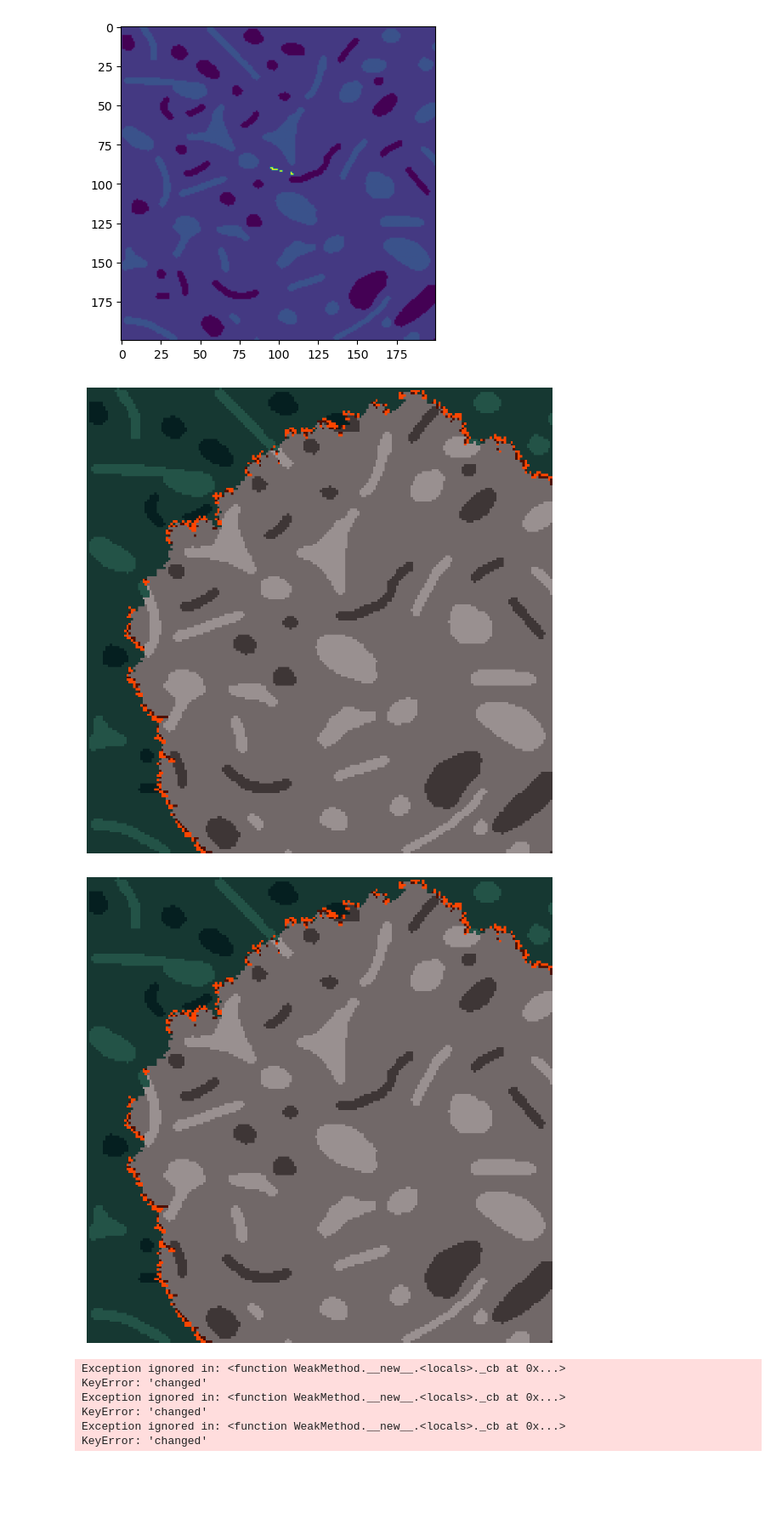
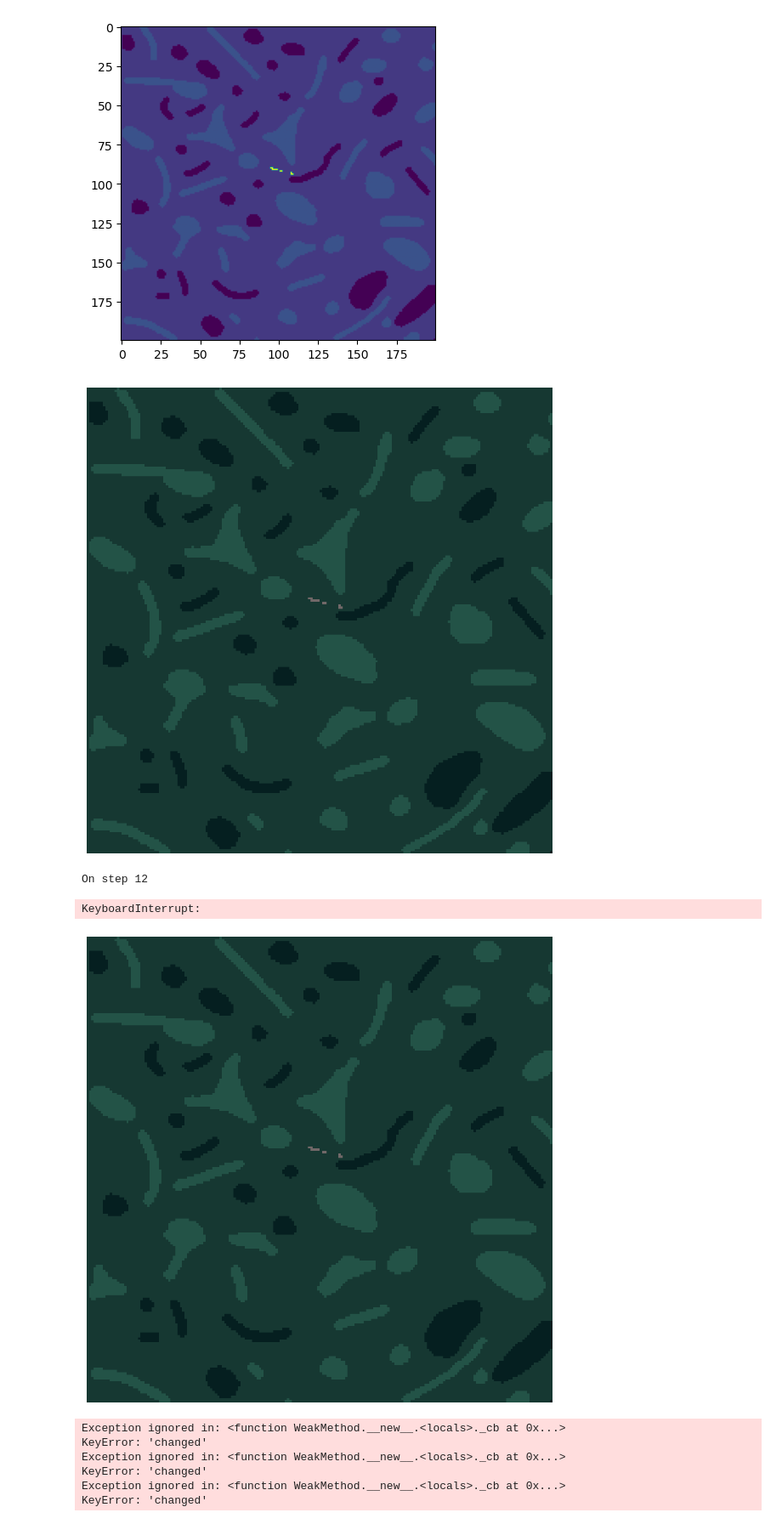
Before and after one commit to abhirao-03/forest-fires, a Jupyter notebook: new_animation.ipynb, the cells around one changed output. Shown: that part at 85% size. Saved outputs shown, nothing was run; the diff lists cells and outputs as text; code cells hidden in the pictures; blank space fills up the shorter version.

```diff
--- a/new_animation.ipynb
+++ b/new_animation.ipynb
@@ -77,35 +82,37 @@ for i in range(steps):
 # %%
 
 # Set up the figure
 fig, ax = plt.subplots(figsize=(12, 12))
 ax.axis('off')
 
 M_tracked = np.zeros(shape=(steps, M.shape[0], M.shape[1]))
 
 for i in range(steps):
     print(f"On step {i}")
 
     # Update M and count_down with your logic
     M, count_down = update(
         M=M,
         count_down=count_down,
         species=species,
         rain=rain,
         burning_time=burning_time,
         growing_time=growing_time,
-        wind_dir=wind_directions[i]
+        wind_dir=[100000000, 100000000]
     )
 
     M_tracked[i] = M
     # Clear previous output and display the updated plot
     clear_output(wait=True)
     ax.clear()
     ax.axis('off')
     ax.imshow(M, cmap=cmap, norm=norm)
     display(fig)
 # %% [output]
-[figure, old version]
+[figure, new version]
+On step 12
+KeyboardInterrupt:
-[figure, old version]
+[figure, new version]
 # %%
 plt.figure(figsize=(12, 12))
 plt.imshow(M_tracked[139], cmap=cmap, norm=norm)
```
Also changed, not shown: parts of 2 cells of this notebook, 1 other file.
